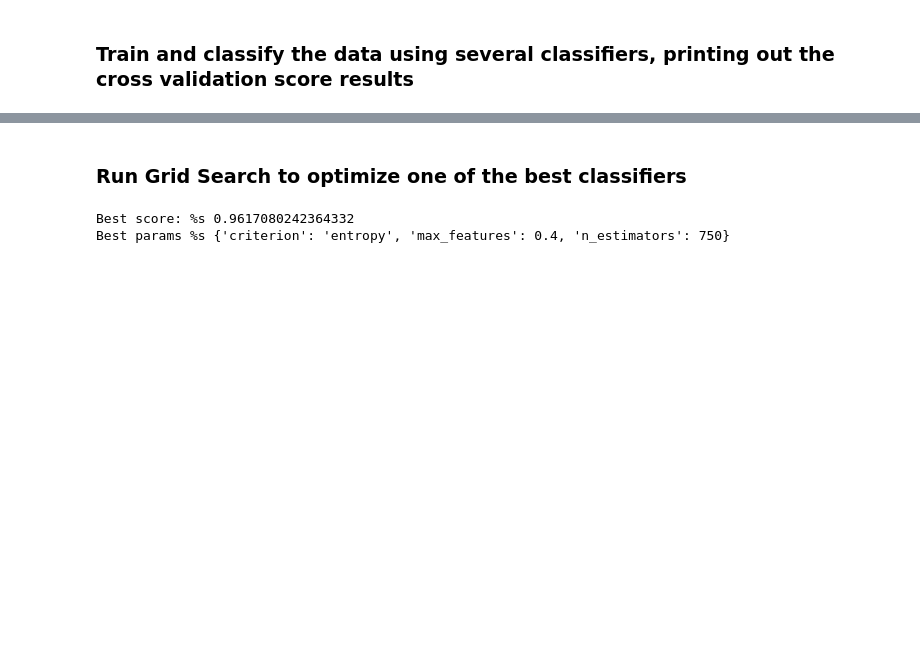
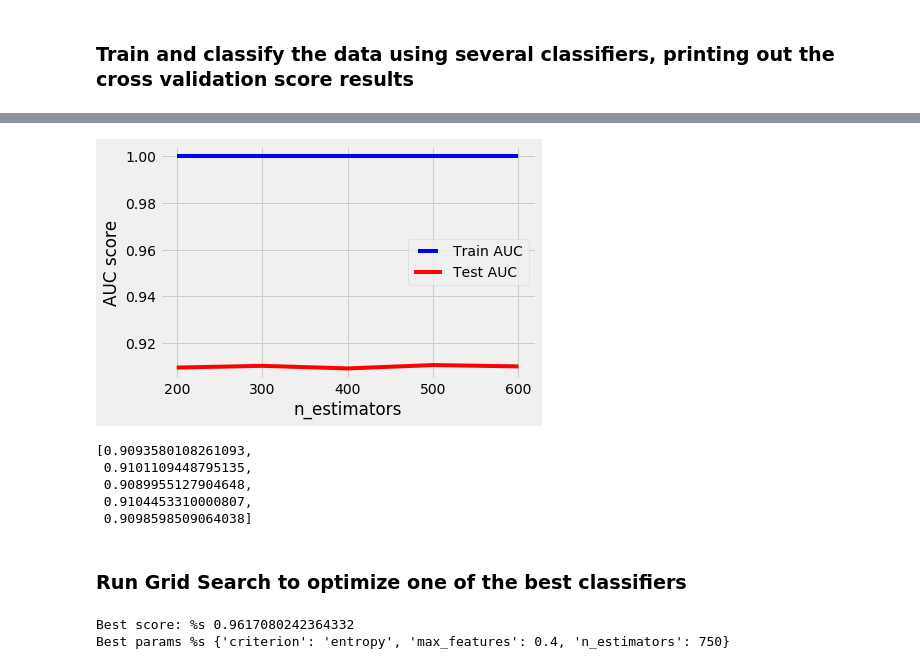
Before and after one commit to todd-cook/ML-You-Can-Use, a Jupyter notebook: detecting_loanwords/loanwords_problems_solutions.ipynb, the cells around one changed output, grey strips where cells are left out. Saved outputs shown, nothing was run; the diff lists cells and outputs as text; code cells hidden in the pictures; blank space fills up the shorter version.

```diff
--- a/detecting_loanwords/loanwords_problems_solutions.ipynb
+++ b/detecting_loanwords/loanwords_problems_solutions.ipynb
@@ -461,0 +516,32 @@ for cls in tqdm(classifiers):
+# %%
+n_estimators = [ 200, 300, 400, 500, 600]
+train_results = []
+test_results = []
+for estimator in n_estimators:
+   rf = RandomForestClassifier(n_estimators=estimator, n_jobs=-1,  criterion='entropy', max_features=0.3)
+   rf.fit(x_train, y_train)
+   train_pred = rf.predict(x_train)
+   false_positive_rate, true_positive_rate, thresholds = roc_curve(y_train, train_pred)
+   roc_auc = auc(false_positive_rate, true_positive_rate)
+   train_results.append(roc_auc)
+   y_pred = rf.predict(x_test)
+   false_positive_rate, true_positive_rate, thresholds = roc_curve(y_test, y_pred)
+   roc_auc = auc(false_positive_rate, true_positive_rate)
+   test_results.append(roc_auc)
+from matplotlib.legend_handler import HandlerLine2D
+line1, = plt.plot(n_estimators, train_results, 'b', label='Train AUC')
+line2, = plt.plot(n_estimators, test_results, 'r', label='Test AUC')
+plt.legend(handler_map={line1: HandlerLine2D(numpoints=2)})
+plt.ylabel('AUC score')
+plt.xlabel('n_estimators')
+plt.show()
+# %% [output]
+[figure, added]
+# %%
+test_results
+# %% [output]
+[0.9093580108261093,
+ 0.9101109448795135,
+ 0.9089955127904648,
+ 0.9104453310000807,
+ 0.9098598509064038]
```
Also changed, not shown: parts of 23 cells of this notebook, 3 other files.
